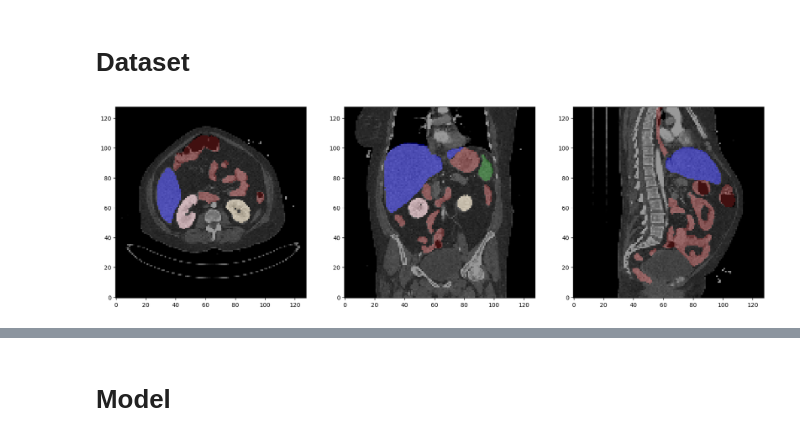
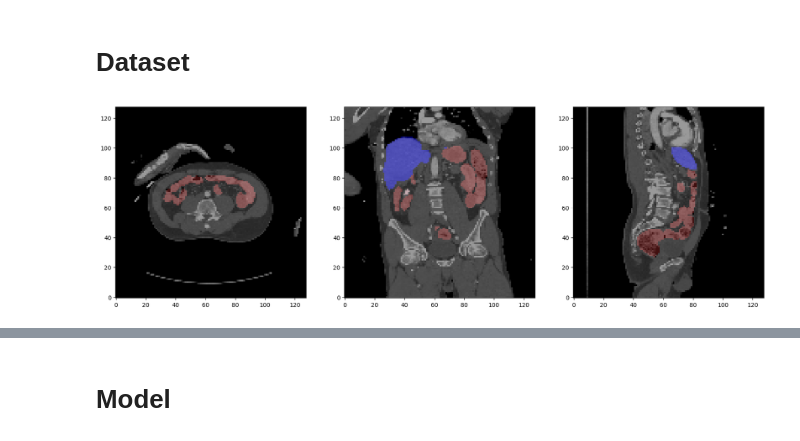
Before and after one commit to sronen71/atd, a Jupyter notebook: stage1.ipynb, the cells around one changed output, grey strips where cells are left out. Saved outputs shown, nothing was run; the diff lists cells and outputs as text; code cells hidden in the pictures.

```diff
--- a/stage1.ipynb
+++ b/stage1.ipynb
@@ -56,12 +55,11 @@ load_last = True
 n_folds = 5
 
 
-image_sizes = [128, 128, 128]
+image_seg_size = [128, 128, 128]
 
-#image_sizes = [512, 512, 256]
 
 init_lr = 3e-3
-batch_size = 4
+batch_size = 1
 drop_rate = 0.
 drop_path_rate = 0.
 loss_weights = [1, 1]
@@ -72,12 +70,12 @@ use_amp = True
 num_workers = 4
 out_dim = 5
 
-n_epochs = 1000
+n_epochs = 100
 
 log_dir = './logs'
-model_dir = './models'
+model_dir_seg = './models_seg'
 os.makedirs(log_dir, exist_ok=True)
-os.makedirs(model_dir, exist_ok=True)
+os.makedirs(model_dir_seg, exist_ok=True)
 # %%
 keys=("image","mask")
 interpolation_modes = ('bilinear', 'nearest')
@@ -200,53 +228,50 @@ def load_sample(row, has_mask=True):
     else:
         return image
 # %%
-#mask_file="/kaggle/input/rsna-2023-abdominal-trauma-detection/segmentations/10000.nii"
-#image_folder="/kaggle/input/rsna-2023-abdominal-trauma-detection/train_images/54722/10000"
-
-mask_file="/kaggle/input/rsna-2023-abdominal-trauma-detection/segmentations/51033.nii"
-image_folder="/kaggle/input/rsna-2023-abdominal-trauma-detection/train_images/10004/51033"
-#image,mask=load_image_mask(image_folder,mask_file)
+mask_file="/kaggle/input/rsna-2023-abdominal-trauma-detection/segmentations/10000.nii"
+image_folder="/kaggle/input/rsna-2023-abdominal-trauma-detection/train_images/54722/10000"
 image,mask=load_image_mask(image_folder,mask_file)
 # %%
 from matplotlib.colors import ListedColormap
+#rcParams['figure.figsize'] = 20,8
 label_dict = {
     0: 'background',
     1: 'liver',
     2: 'spleen',
     3: 'left kidney',
     4: 'right kidney',
     5: 'bowel'
 }
 
 color_dict = {
     0: 'black',
     1: 'blue',
     2: 'green',
     3: 'wheat',
     4: 'pink',
     5: 'brown'
 }
 
 cm = ListedColormap(color_dict.values())
-def visualize(image,mask,alpha=0.4):
+def visualize(image,mask=None,title=None,alpha=0.4):
     image=image[:,::-1,:]
-    mask=mask[:,::-1,:]
     slice1=image.shape[2]//2
+    slice2=image.shape[1]//2
+    slice3=image.shape[0]//2
+
     fig,ax=plt.subplots(1,3)
-
     ax[0].imshow(image[:,:,slice1].T,cmap="gray",origin="lower")
-    ax[0].imshow(mask[:,:,slice1].T,alpha=alpha,origin="lower",cmap=cm,interpolation='nearest')
-
-    slice2=image.shape[1]//2
     ax[1].imshow(image[:,slice2,:].T,cmap="gray",origin="lower")
-    ax[1].imshow(mask[:,slice2,:].T,alpha=alpha,origin="lower",cmap=cm,interpolation='nearest')
-
-    slice3=image.shape[0]//2
     ax[2].imshow(image[slice3,:,:].T,cmap="gray",origin="lower")
-    ax[2].imshow(mask[slice3,:,:].T,alpha=alpha,origin="lower",cmap=cm,interpolation='nearest')
+    if mask is not None:
+        mask=mask[:,::-1,:]
+        ax[0].imshow(mask[:,:,slice1].T,alpha=alpha,origin="lower",cmap=cm,interpolation='nearest')
+        ax[1].imshow(mask[:,slice2,:].T,alpha=alpha,origin="lower",cmap=cm,interpolation='nearest')
+        ax[2].imshow(mask[slice3,:,:].T,alpha=alpha,origin="lower",cmap=cm,interpolation='nearest')
+    fig.suptitle(title)
 visualize(image,mask)
 # %% [output]
-[figure, old version]
+[figure, new version]
 # %%
 res = transforms_train({'image': np.expand_dims(image, 0).repeat(3, 0), 'mask':mask[None,...]})
 im,ma=res["image"],res["mask"]
```
Also changed, not shown: parts of 23 cells of this notebook, 3 other files.
